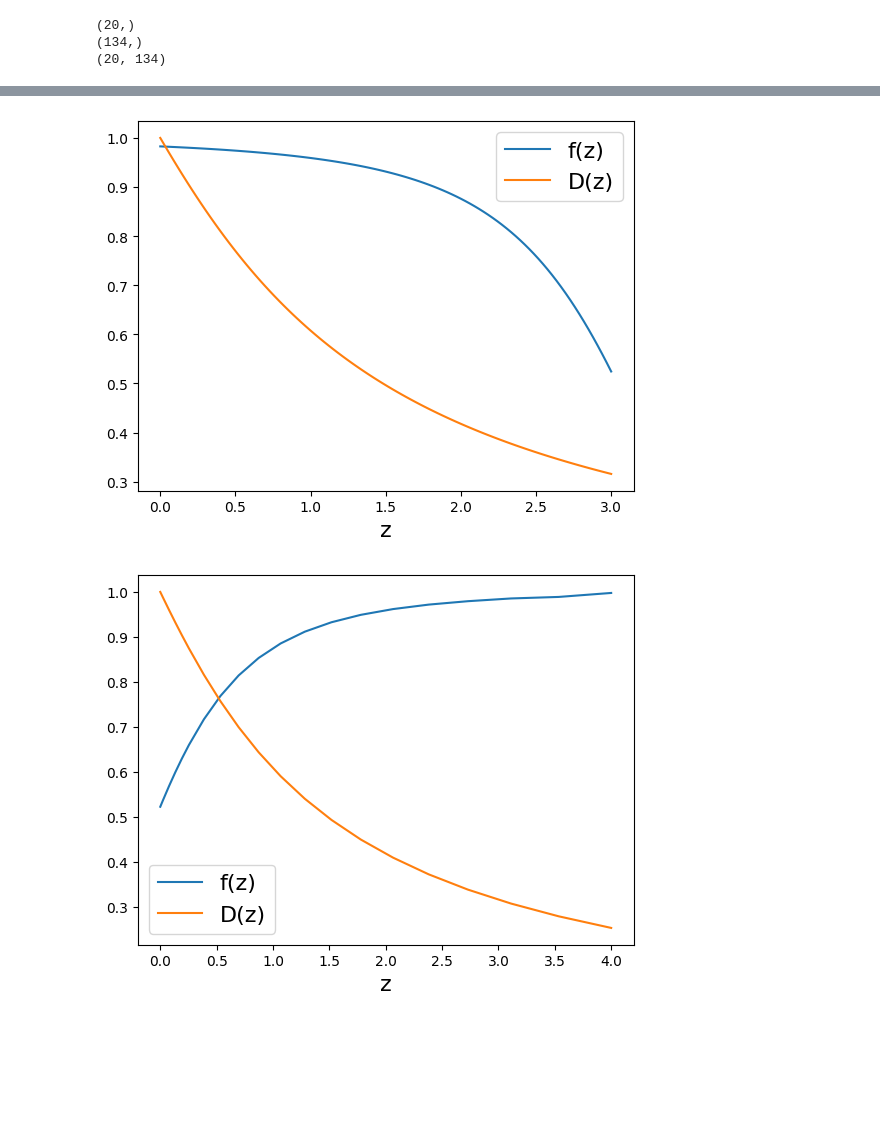
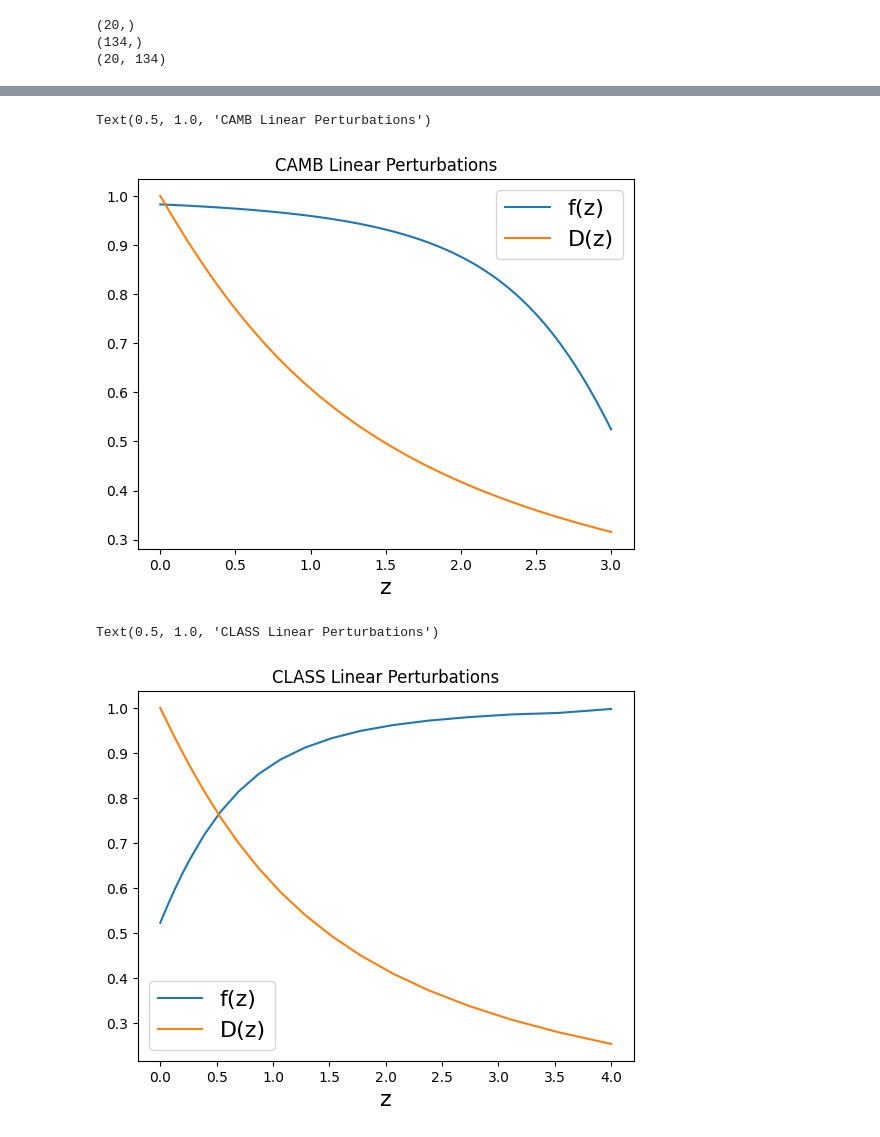
Before and after one commit to cloe-org/cloelib, a Jupyter notebook: notebooks/cosmology/cosmology_validation.ipynb, the cells around one changed output, grey strips where cells are left out. Saved outputs shown, nothing was run; the diff lists cells and outputs as text; code cells hidden in the pictures; blank space fills up the shorter version.

Commit message:
comparison plots CAMB vs. CLASS

```diff
--- a/notebooks/cosmology/cosmology_validation.ipynb
+++ b/notebooks/cosmology/cosmology_validation.ipynb
@@ -136,16 +146,20 @@ Text(0.5, 1.0, 'CLASS vs. CAMB NonLinearPerturbations')
 # %%
 #calculate results for these parameters
 plt.plot(z, camb_linear.growth_rate(), label = 'f(z)')
 plt.plot(z, camb_linear.growth_factor()[:, 0], label = 'D(z)')
 plt.xlabel('z', fontsize = 16)
-plt.legend(fontsize = 16);
+plt.legend(fontsize = 16)
+plt.title("CAMB Linear Perturbations")
 # %% [output]
+Text(0.5, 1.0, 'CAMB Linear Perturbations')
-[figure, old version]
+[figure, new version]
 # %%
 #calculate results for these parameters
 plt.plot(class_linear.z, class_linear.growth_rate(), label = 'f(z)')
 plt.plot(class_linear.z, class_linear.growth_factor()[:, 0], label = 'D(z)')
 plt.xlabel('z', fontsize = 16)
-plt.legend(fontsize = 16);
+plt.legend(fontsize = 16)
+plt.title("CLASS Linear Perturbations")
 # %% [output]
+Text(0.5, 1.0, 'CLASS Linear Perturbations')
-[figure, old version]
+[figure, new version]
```
Also changed, not shown: parts of 3 cells of this notebook.
